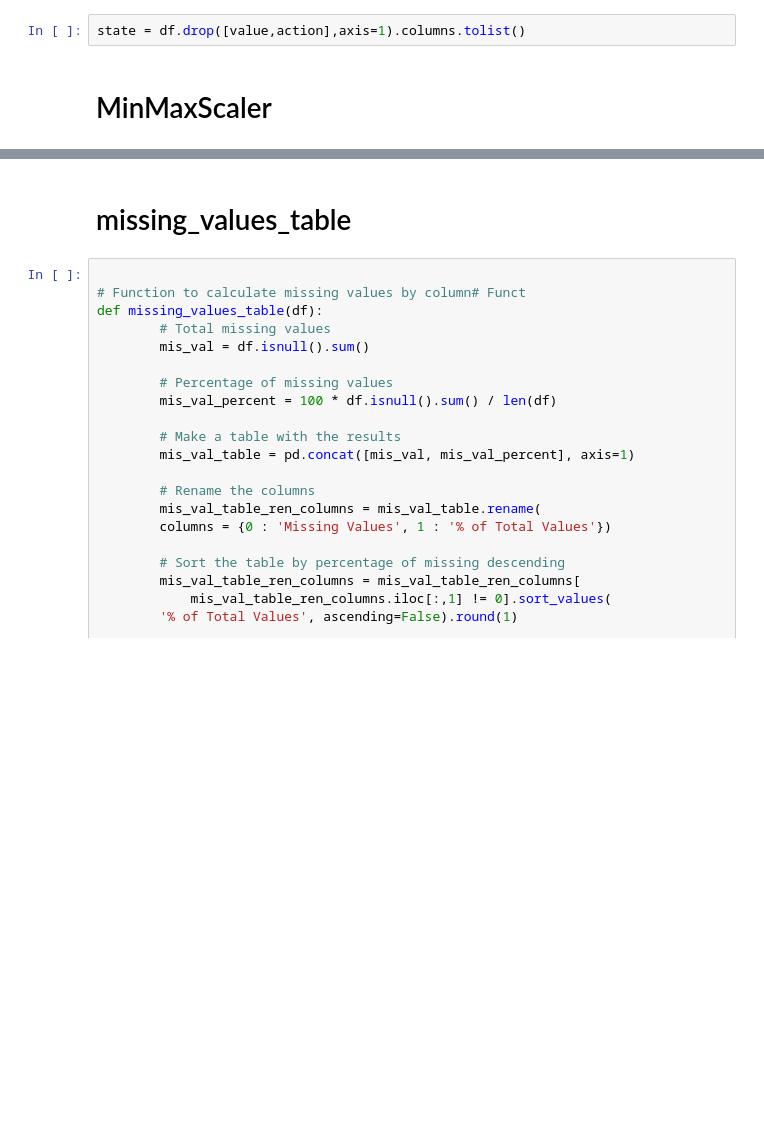
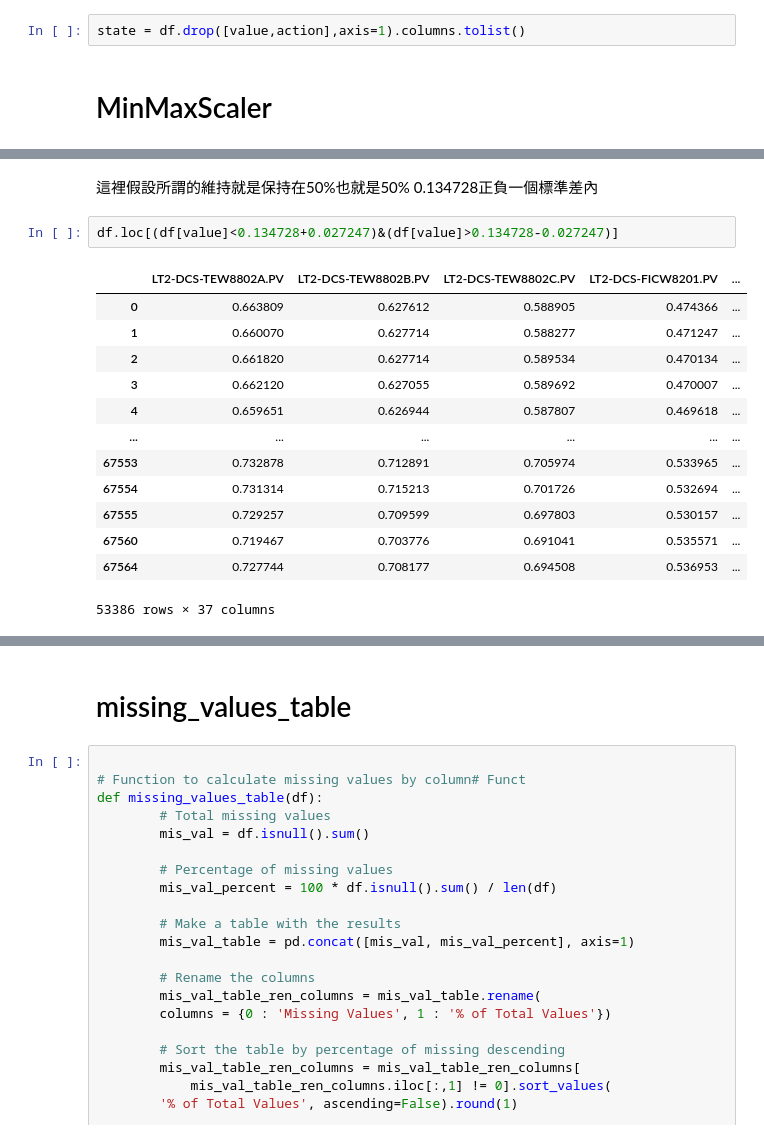
Before and after one commit to skywalker0803r/SCR, a Jupyter notebook: create_data.ipynb, the cells around one changed output, grey strips where cells are left out. Saved outputs shown, nothing was run; the diff lists cells and outputs as text; blank space fills up the shorter version.

```diff
--- a/create_data.ipynb
+++ b/create_data.ipynb
@@ -207,0 +257,18 @@ df.sample(5)
+# %% [markdown]
+這裡假設所謂的維持就是保持在50%也就是50%          0.134728正負一個標準差內
+# %%
+df.loc[(df[value]<0.134728+0.027247)&(df[value]>0.134728-0.027247)]
+# %% [output]
+|  | LT2-DCS-TEW8802A.PV | LT2-DCS-TEW8802B.PV | LT2-DCS-TEW8802C.PV | LT2-DCS-FICW8201.PV | ... |
+| 0 | 0.663809 | 0.627612 | 0.588905 | 0.474366 | ... |
+| 1 | 0.660070 | 0.627714 | 0.588277 | 0.471247 | ... |
+| 2 | 0.661820 | 0.627714 | 0.589534 | 0.470134 | ... |
+| 3 | 0.662120 | 0.627055 | 0.589692 | 0.470007 | ... |
+| 4 | 0.659651 | 0.626944 | 0.587807 | 0.469618 | ... |
+| ... | ... | ... | ... | ... | ... |
+| 67553 | 0.732878 | 0.712891 | 0.705974 | 0.533965 | ... |
+| 67554 | 0.731314 | 0.715213 | 0.701726 | 0.532694 | ... |
+| 67555 | 0.729257 | 0.709599 | 0.697803 | 0.530157 | ... |
+| 67560 | 0.719467 | 0.703776 | 0.691041 | 0.535571 | ... |
+| 67564 | 0.727744 | 0.708177 | 0.694508 | 0.536953 | ... |
+53386 rows × 37 columns
```
Also changed, not shown: parts of 12 cells of this notebook.
